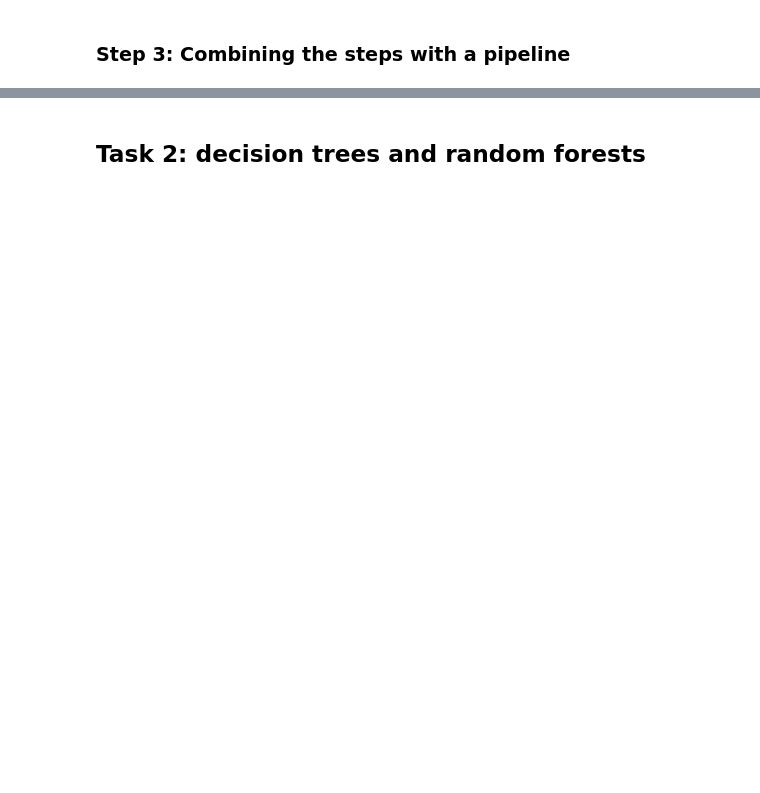
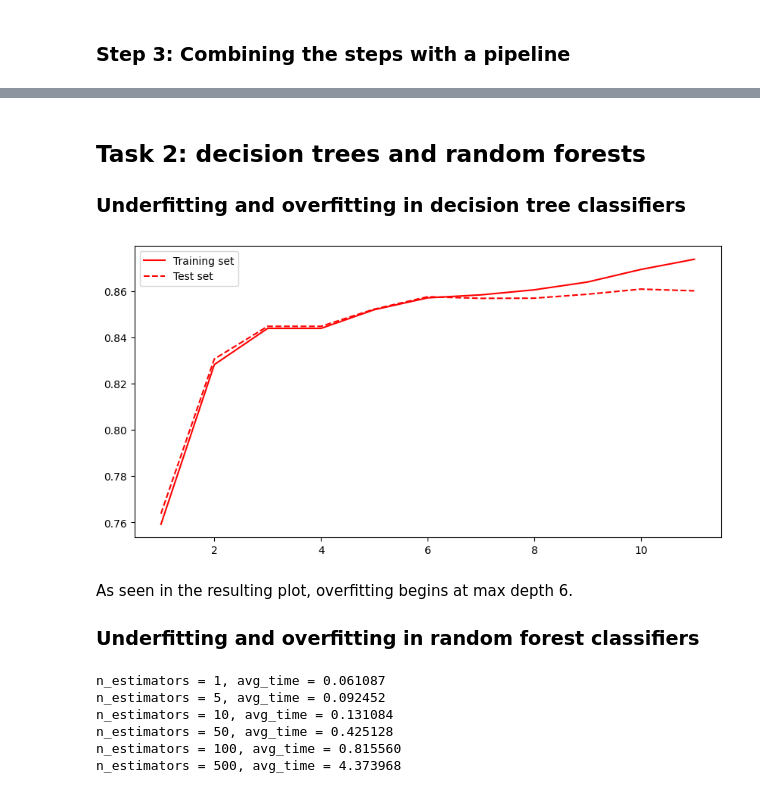
Before and after one commit to alfkar/DAT341, a Jupyter notebook: Assignment 2/assignment2.ipynb, the cells around one changed output, grey strips where cells are left out. Drawn from its saved outputs; the diff is of its cells as text; code cells hidden in the pictures; blank space fills up the shorter version.

```diff
--- a/Assignment 2/assignment2.ipynb
+++ b/Assignment 2/assignment2.ipynb
@@ -56,10 +63,63 @@ print(pipeline.score(X_test.to_dict('records'), Y_test))
 # %% [markdown]
 ## Task 2: decision trees and random forests
+
+### Underfitting and overfitting in decision tree classifiers
-# %%
-results = []
-for i in range(0, 12):
-    dt_clf = DecisionTreeClassifier(max_depth=10)
-    dt_clf.fit(X_train_encoded,Y_train)
-    score = dt_clf.score(X_test_encoded, Y_test)
-    result = (i, score)
-    results.append((result))
+# %%
+# Train a decision tree classifier and evaluate on both the training set and on the test set for different values of max_depth, ranging from 0 to 12
+train_scores = []
+test_scores = []
+for max_depth in range(1, 12):
+    rf_clf = DecisionTreeClassifier(max_depth=max_depth)
+    rf_clf.fit(X_train_encoded,Y_train)
+    train_scores.append((max_depth, rf_clf.score(X_train_encoded, Y_train)))
+    test_scores.append((max_depth, rf_clf.score(X_test_encoded, Y_test)))
+
+# Plot the the evaluation results for the training set and the test set in the same figure
+plt.figure(figsize=(10, 5))
+plt.plot(*zip(*train_scores), label='Training set', color='red')
+plt.plot(*zip(*test_scores), label='Test set', color='red', linestyle='--')
+plt.legend()
+plt.show()
+# %% [output]
+[figure, added]
+# %% [markdown]
+As seen in the resulting plot, overfitting begins at max depth 6.
+
+### Underfitting and overfitting in random forest classifiers
+# %%
+# Generate the training and test set accuracy for different values of n_estimators and max_depth on random forest classifier
+
+# This code cell will take a while to run
+
+train_scores = []
+test_scores = []
+
+n_estimators_list = [1, 5, 10, 50, 100, 500]
+max_depth_list = range(1, 12)
+
+import time
+for n_estimators in n_estimators_list:
+    train_score_n = []
+    test_score_n = []
+    times = []
+    for max_depth in max_depth_list:
+        rf_clf = RandomForestClassifier(max_depth=max_depth, n_estimators=n_estimators, n_jobs=-1, random_state=0)
+        start_time = time.time()
+        rf_clf.fit(X_train_encoded, Y_train)
+        times.append(time.time() - start_time)
+        train_score = rf_clf.score(X_train_encoded, Y_train)
+        test_score = rf_clf.score(X_test_encoded, Y_test)
+        train_score_n.append(train_score)
+        test_score_n.append(test_score)
+    avg_time = sum(times) / len(times)
+    # Print the average time it takes to train the model for each value of n_estimators
+    print("n_estimators = %d, avg_time = %f s" % (n_estimators, avg_time))
+    train_scores.append(train_score_n)
+    test_scores.append(test_score_n)
+# %% [output]
+n_estimators = 1, avg_time = 0.061087
+n_estimators = 5, avg_time = 0.092452
+n_estimators = 10, avg_time = 0.131084
+n_estimators = 50, avg_time = 0.425128
+n_estimators = 100, avg_time = 0.815560
+n_estimators = 500, avg_time = 4.373968
```
Also changed, not shown: parts of 5 cells of this notebook.
